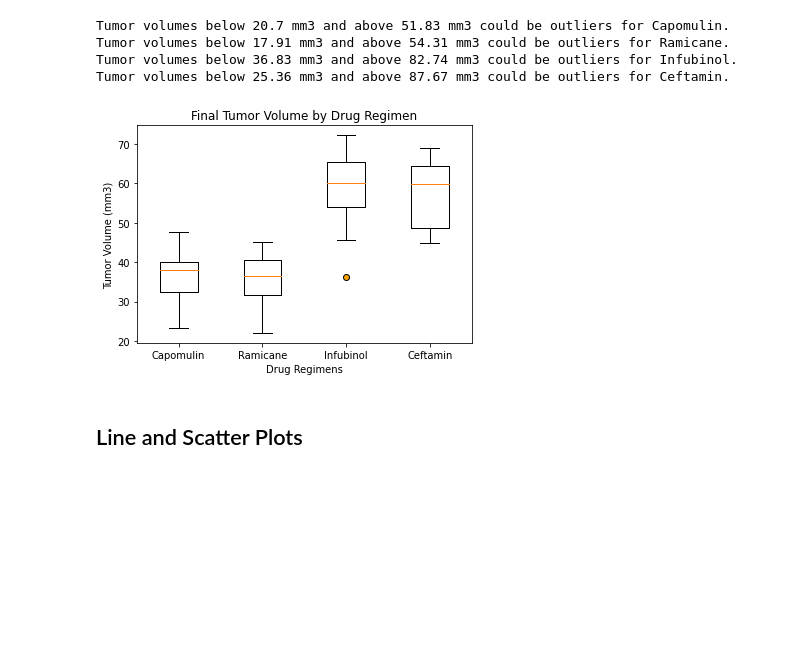
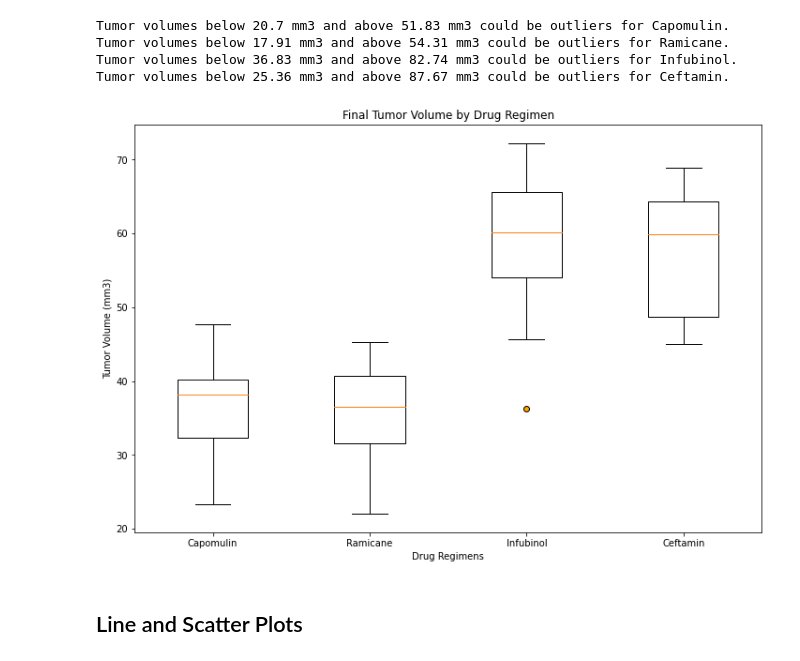
Before and after one commit to Jesskhunter/Matplotlib-Challenge, a Jupyter notebook: Pymaceuticals/pymaceuticals_starter.ipynb, the cells around one changed output. Drawn from its saved outputs; the diff is of its cells as text; code cells hidden in the pictures; blank space fills up the shorter version.

```diff
--- a/Pymaceuticals/pymaceuticals_starter.ipynb
+++ b/Pymaceuticals/pymaceuticals_starter.ipynb
@@ -398,14 +398,14 @@ Tumor volumes below 25.36 mm3 and above 87.67 mm3 could be outliers for Ceftamin
 # %%
 # Generate a box plot of the final tumor volume of each mouse across four regimens of interest
 
-fig1, ax1 = plt.subplots()
+fig1, ax1 = plt.subplots(figsize=(12, 8))
 ax1.set_title('Final Tumor Volume by Drug Regimen')
 ax1.set_ylabel('Tumor Volume (mm3)')
 ax1.set_xlabel('Drug Regimens')
 ax1.boxplot(tumor_vol_data, flierprops = dict(markerfacecolor='orange', marker='o'))
 ax1.set_xticklabels(treatments)
 plt.show()
 # %% [output]
-[figure, old version]
+[figure, new version]
 # %% [markdown]
 ## Line and Scatter Plots
```
Also changed, not shown: parts of 5 cells of this notebook.
